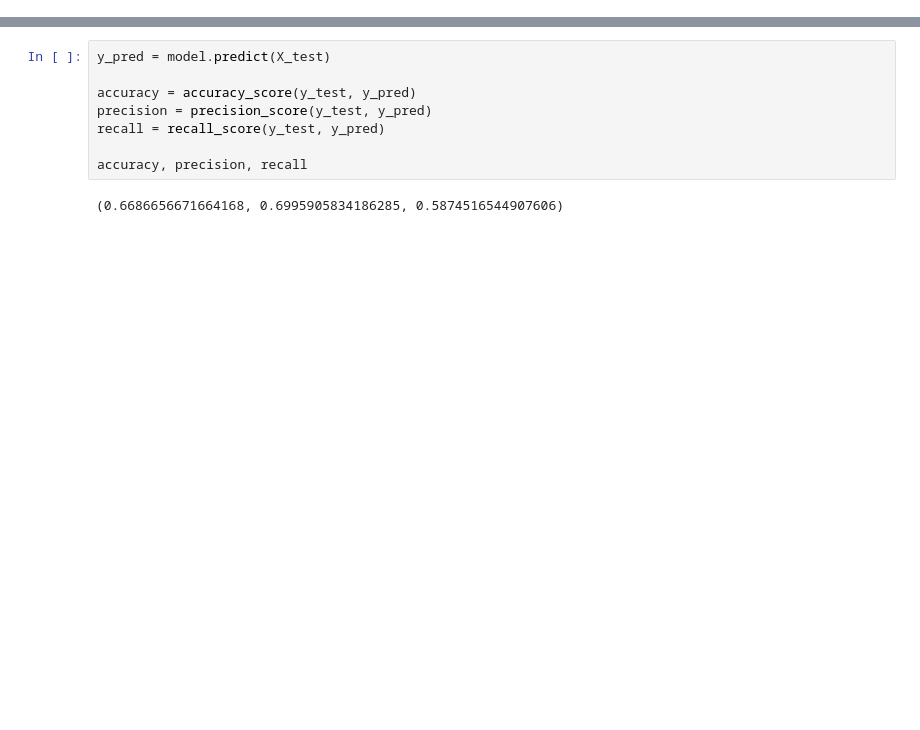
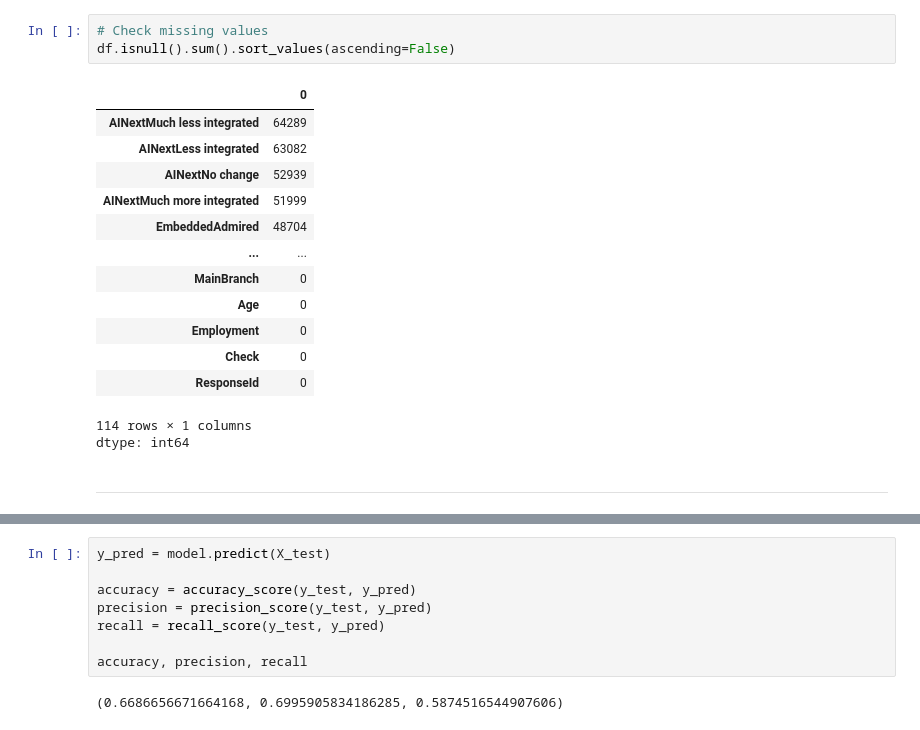
Before and after one commit to Mojahid-Souti/stack-overflow-salary-prediction, a Jupyter notebook: notebook.ipynb, the cells around one changed output, grey strips where cells are left out. Cells and saved outputs as stored; diff of their text form; blank space fills up the shorter version.

```diff
--- a/notebook.ipynb
+++ b/notebook.ipynb
@@ -115,0 +115,22 @@ LogisticRegression()
+# %%
+# Check missing values
+df.isnull().sum().sort_values(ascending=False)
+# %% [output]
+|  | 0 |
+| AINextMuch less integrated | 64289 |
+| AINextLess integrated | 63082 |
+| AINextNo change | 52939 |
+| AINextMuch more integrated | 51999 |
+| EmbeddedAdmired | 48704 |
+| ... | ... |
+| MainBranch | 0 |
+| Age | 0 |
+| Employment | 0 |
+| Check | 0 |
+| ResponseId | 0 |
+114 rows × 1 columns
+dtype: int64
+# %% [markdown]
+
+
+---
```
Also changed, not shown: parts of 62 cells of this notebook.
